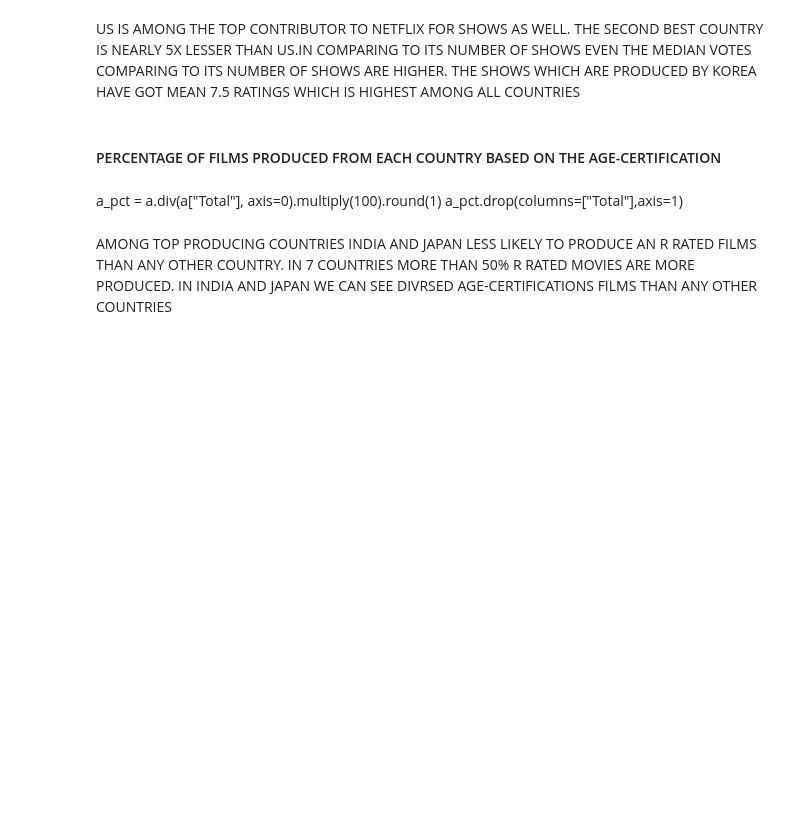
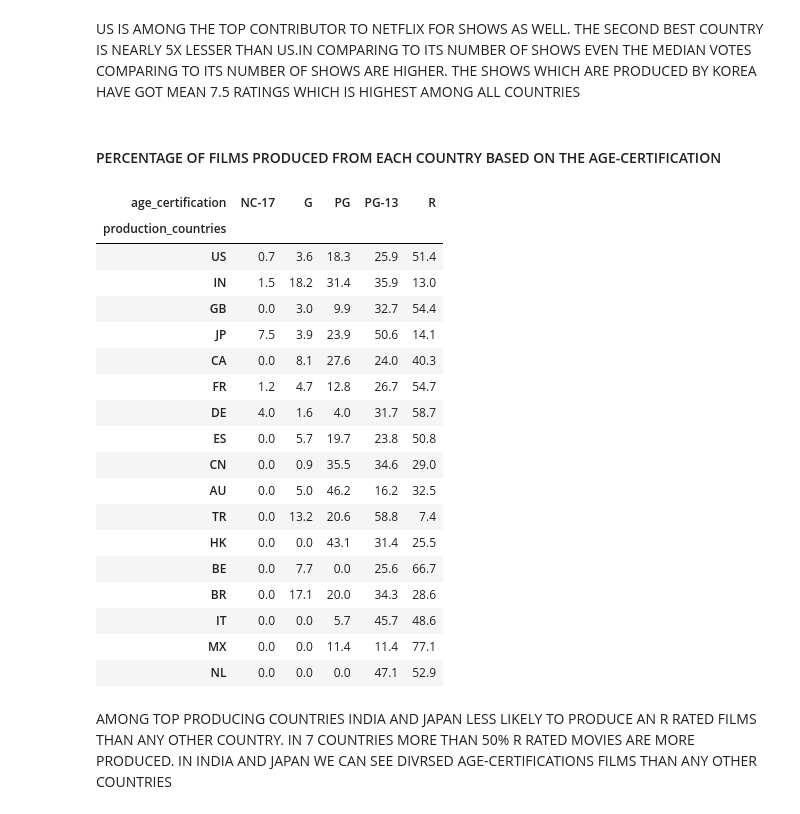
Before and after one commit to Nelsoncrasta/NETFLIX-DATA-ANALYTICS-PROJECT, a Jupyter notebook: Netflix_project.ipynb, the cells around one changed output. Drawn from its saved outputs; the diff is of its cells as text; code cells hidden in the pictures; blank space fills up the shorter version.

```diff
--- a/Netflix_project.ipynb
+++ b/Netflix_project.ipynb
@@ -681,9 +718,29 @@ a = pd.pivot_table(
 a=a.drop(index="Total")
 
 a= a[a["Total"]>30][["NC-17","G","PG","PG-13","R","Total"]].sort_values("Total",ascending=False)
-# %% [markdown]
-a_pct = a.div(a["Total"], axis=0).multiply(100).round(1)
-a_pct.drop(columns=["Total"],axis=1)
+# %%
+a_pct = a.div(a["Total"], axis=0).multiply(100).round(1)
+a_pct.drop(columns=["Total"],axis=1)
+# %% [output]
+| age_certification | NC-17 | G | PG | PG-13 | R |
+| production_countries |  |  |  |  |  |
+| US | 0.7 | 3.6 | 18.3 | 25.9 | 51.4 |
+| IN | 1.5 | 18.2 | 31.4 | 35.9 | 13.0 |
+| GB | 0.0 | 3.0 | 9.9 | 32.7 | 54.4 |
+| JP | 7.5 | 3.9 | 23.9 | 50.6 | 14.1 |
+| CA | 0.0 | 8.1 | 27.6 | 24.0 | 40.3 |
+| FR | 1.2 | 4.7 | 12.8 | 26.7 | 54.7 |
+| DE | 4.0 | 1.6 | 4.0 | 31.7 | 58.7 |
+| ES | 0.0 | 5.7 | 19.7 | 23.8 | 50.8 |
+| CN | 0.0 | 0.9 | 35.5 | 34.6 | 29.0 |
+| AU | 0.0 | 5.0 | 46.2 | 16.2 | 32.5 |
+| TR | 0.0 | 13.2 | 20.6 | 58.8 | 7.4 |
+| HK | 0.0 | 0.0 | 43.1 | 31.4 | 25.5 |
+| BE | 0.0 | 7.7 | 0.0 | 25.6 | 66.7 |
+| BR | 0.0 | 17.1 | 20.0 | 34.3 | 28.6 |
+| IT | 0.0 | 0.0 | 5.7 | 45.7 | 48.6 |
+| MX | 0.0 | 0.0 | 11.4 | 11.4 | 77.1 |
+| NL | 0.0 | 0.0 | 0.0 | 47.1 | 52.9 |
 # %% [markdown]
 AMONG TOP PRODUCING COUNTRIES INDIA AND JAPAN LESS LIKELY TO PRODUCE AN R RATED FILMS THAN ANY OTHER COUNTRY.
 IN 7 COUNTRIES MORE THAN 50% R RATED MOVIES ARE MORE PRODUCED. IN INDIA AND JAPAN WE CAN SEE DIVRSED AGE-CERTIFICATIONS FILMS THAN ANY OTHER COUNTRIES
```
Also changed, not shown: parts of 9 cells of this notebook.
